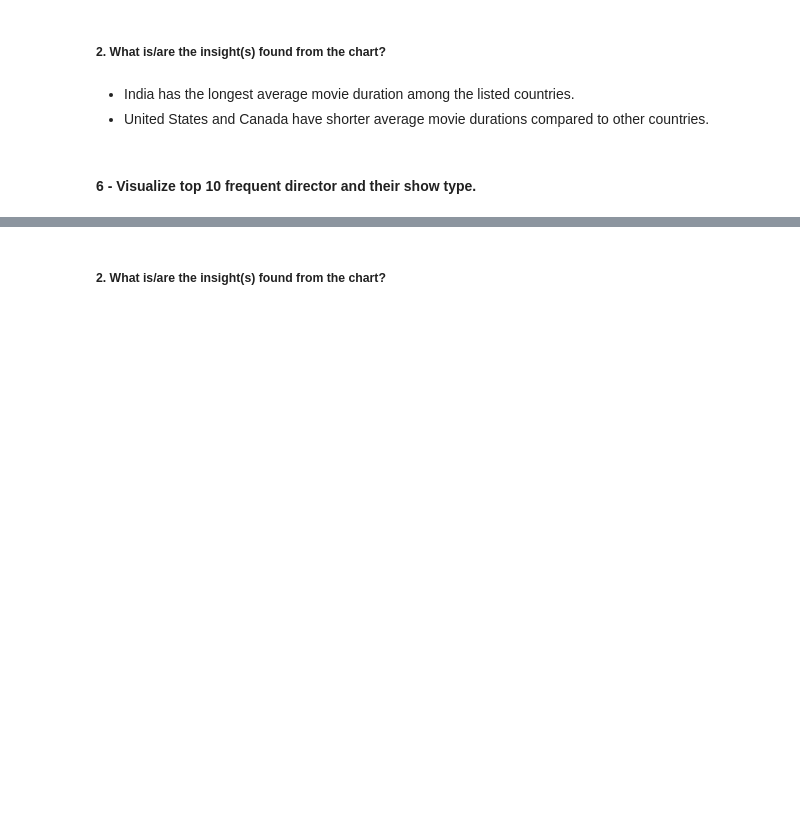
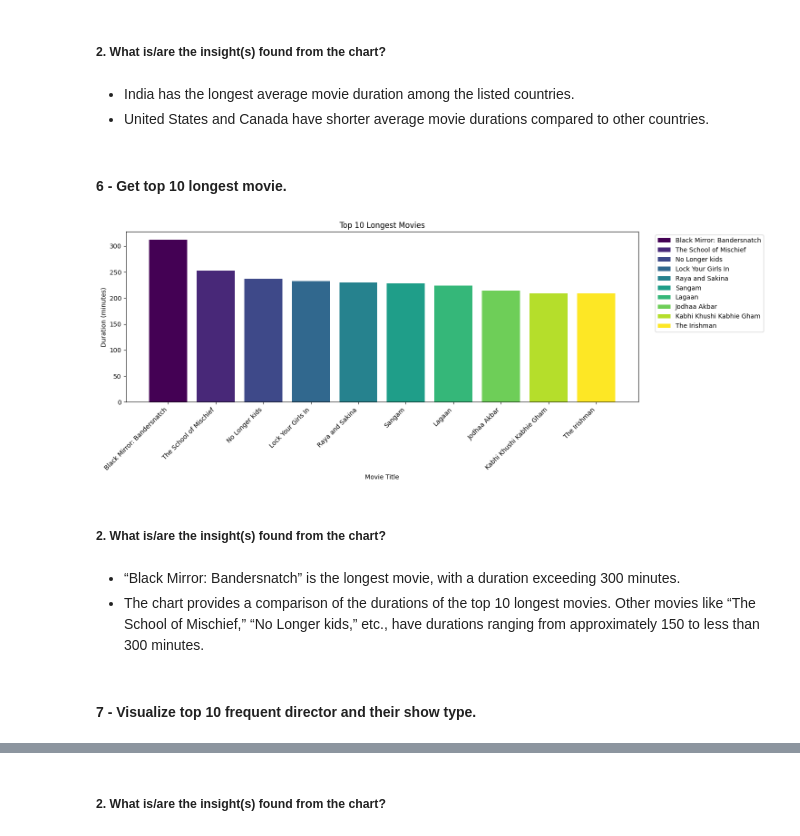
Before and after one commit to Amitkumardas123/Netflix-Movies-and-TV-Shows-Clustering, a Jupyter notebook: Netflix_Movies_and_TV_Shows_Clustering.ipynb, the cells around one changed output, grey strips where cells are left out. Drawn from its saved outputs; the diff is of its cells as text; code cells hidden in the pictures; blank space fills up the shorter version.

```diff
--- a/Netflix_Movies_and_TV_Shows_Clustering.ipynb
+++ b/Netflix_Movies_and_TV_Shows_Clustering.ipynb
@@ -358,8 +464,45 @@ plt.show()
 
 *   India has the longest average movie duration among the listed countries.
 *  United States and Canada have shorter average movie durations compared to other countries.
+# %% [markdown]
+#### 6 - Get top 10 longest movie.
+# %%
+# Drop rows with missing 'duration'
+df_cleaned = netflix_df.dropna(subset=['duration'])
+
+# Sort the DataFrame by duration in descending order
+df_sorted = df_cleaned.sort_values(by='duration', ascending=False)
+
+# Extract the top 10 longest movies
+top10_longest = df_sorted.head(10)
+
+# Generate a range of colors using a colormap
+colors = plt.cm.viridis(np.linspace(0, 1, 10))
+
+# Create a bar chart with different colors for each bar
+plt.figure(figsize=(15, 6))
+bars = plt.bar(top10_longest['title'], top10_longest['duration'], color=colors)
+plt.title('Top 10 Longest Movies')
+plt.xlabel('Movie Title')
+plt.ylabel('Duration (minutes)')
+plt.xticks(rotation=45, ha='right')  # Rotate x-axis labels for better readability
+
+# Add a color legend
+plt.legend(bars, top10_longest['title'], loc='upper right', bbox_to_anchor=(1.25, 1))
+
+plt.tight_layout()
+plt.show()
+# %% [output]
+[figure, added]
+# %% [markdown]
+##### 2. What is/are the insight(s) found from the chart?
+# %% [markdown]
+
+
+*    “Black Mirror: Bandersnatch” is the longest movie, with a duration exceeding 300 minutes.
+*   The chart provides a comparison of the durations of the top 10 longest movies. Other movies like “The School of Mischief,” “No Longer kids,” etc., have durations ranging from approximately 150 to less than 300 minutes.
 # %% [markdown]
-####  6 - Visualize top 10 frequent director and  their show type.
+####  7 - Visualize top 10 frequent director and  their show type.
 # %%
 # Find the top 10 directors with the most content
 top_directors_df = netflix_df['director'].value_counts().nlargest(10).reset_index(name='count')
```
Also changed, not shown: parts of 68 cells of this notebook.
